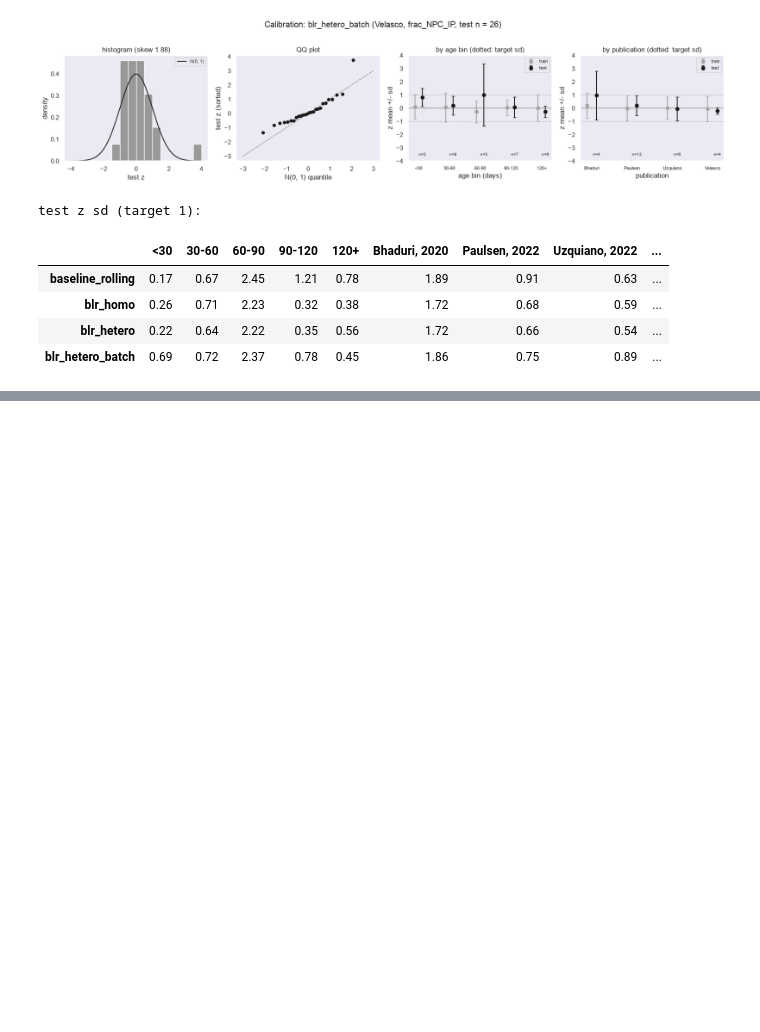
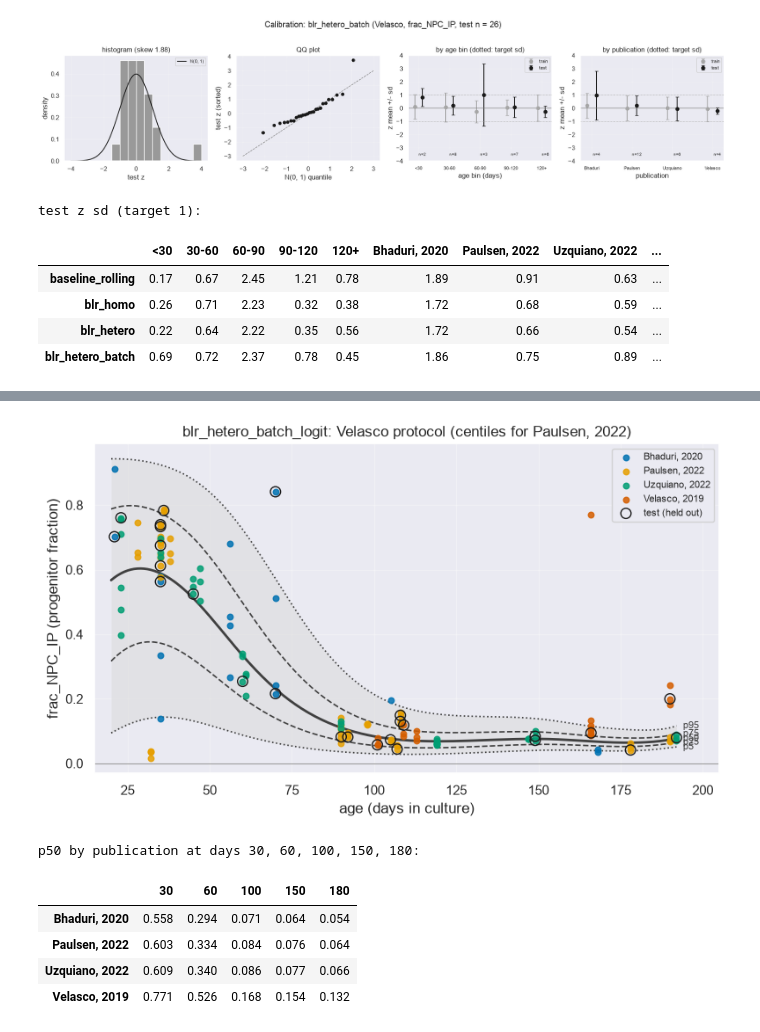
Before and after one commit to Liberty23513/organoid-growth-charts, a Jupyter notebook: notebooks/03_pcntoolkit_blr.ipynb, the cells around one changed output, grey strips where cells are left out. Saved outputs shown, nothing was run; the diff lists cells and outputs as text; code cells hidden in the pictures; blank space fills up the shorter version.

```diff
--- a/notebooks/03_pcntoolkit_blr.ipynb
+++ b/notebooks/03_pcntoolkit_blr.ipynb
@@ -628,0 +718,46 @@ test z sd (target 1):
+# %%
+# Model 5: logit(y), heteroskedastic, publication batch effect (mean offset + per-publication noise).
+BE = ["publication"]
+blr_logit = NormativeModel(
+    BLR(basis_function_mean=BsplineBasisFunction(degree=3, nknots=5), heteroskedastic=True,
+        fixed_effect=True, fixed_effect_var=True),
+    savemodel=False, saveresults=False, saveplots=False)
+blr_logit.fit(to_normdata("train", train, BE, y="y_logit"))
+
+nd_grid = to_normdata("grid", grid_frame(), BE, y="y_logit")
+with warnings.catch_warnings():
+    warnings.simplefilter("ignore")
+    blr_logit.predict(nd_grid)
+nd_all = to_normdata("all", df, BE, y="y_logit")
+blr_logit.predict(nd_all)
+
+c_all = nd_all.centiles.values[:, :, 0]                 # logit scale
+mu_l, sd_l = c_all[2], (c_all[4] - c_all[2]) / Z95
+p = df["frac_NPC_IP"].clip(0.005, 0.995).values
+zs = pd.DataFrame({**base_columns(df), "mu": expit(mu_l), "sigma": sd_l, "z": nd_all.Z.values.ravel(),
+                   "loglik": stats.norm.logpdf(logit(p), mu_l, sd_l) - np.log(p * (1 - p)),
+                   "mu_logit": mu_l})
+centiles_logit, zscores_logit = write_results("blr_hetero_batch_logit", expit(nd_grid.centiles.values[:, :, 0]), zs)
+plot_chart(centiles_logit, zscores_logit, f"blr_hetero_batch_logit: Velasco protocol (centiles for {GRID_PUBLICATION})",
+           FIG / "blr_hetero_batch_logit_velasco.png")
+plt.show()
+
+# Confounding check: the median curve each publication gets. Velasco 2019 before day 101 is pure extrapolation.
+rows = {}
+for pub in PUBS:
+    g = grid_frame().assign(publication=pub)
+    nd_g = to_normdata("g", g, BE, y="y_logit")
+    with warnings.catch_warnings():
+        warnings.simplefilter("ignore")
+        blr_logit.predict(nd_g)
+    rows[pub] = expit(nd_g.centiles.values[2, [10, 40, 80, 130, 160], 0])
+print("p50 by publication at days 30, 60, 100, 150, 180:")
+pd.DataFrame(rows, index=[30, 60, 100, 150, 180]).T.round(3)
+# %% [output]
+[figure, added]
+p50 by publication at days 30, 60, 100, 150, 180:
+|  | 30 | 60 | 100 | 150 | 180 |
+| Bhaduri, 2020 | 0.558 | 0.294 | 0.071 | 0.064 | 0.054 |
+| Paulsen, 2022 | 0.603 | 0.334 | 0.084 | 0.076 | 0.064 |
+| Uzquiano, 2022 | 0.609 | 0.340 | 0.086 | 0.077 | 0.066 |
+| Velasco, 2019 | 0.771 | 0.526 | 0.168 | 0.154 | 0.132 |
```
Also changed, not shown: parts of 5 cells of this notebook, 9 other files.
